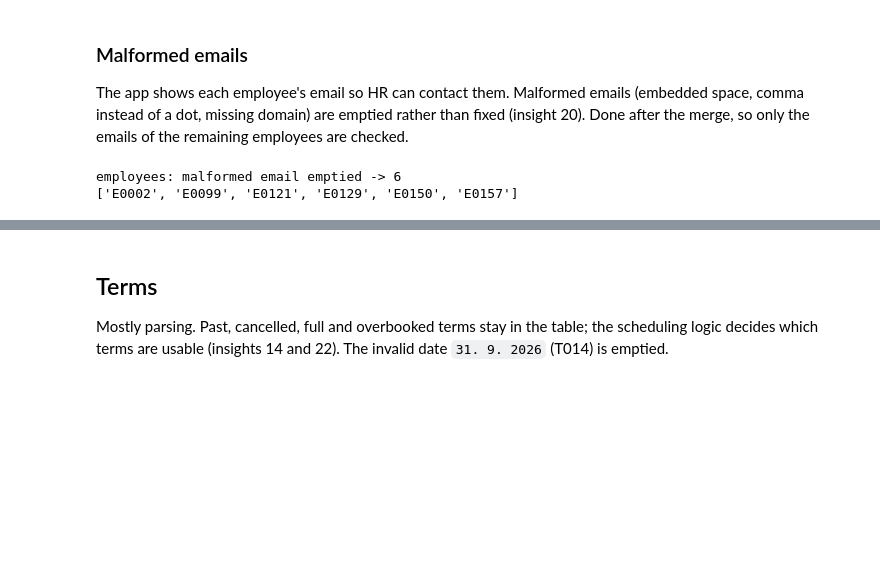
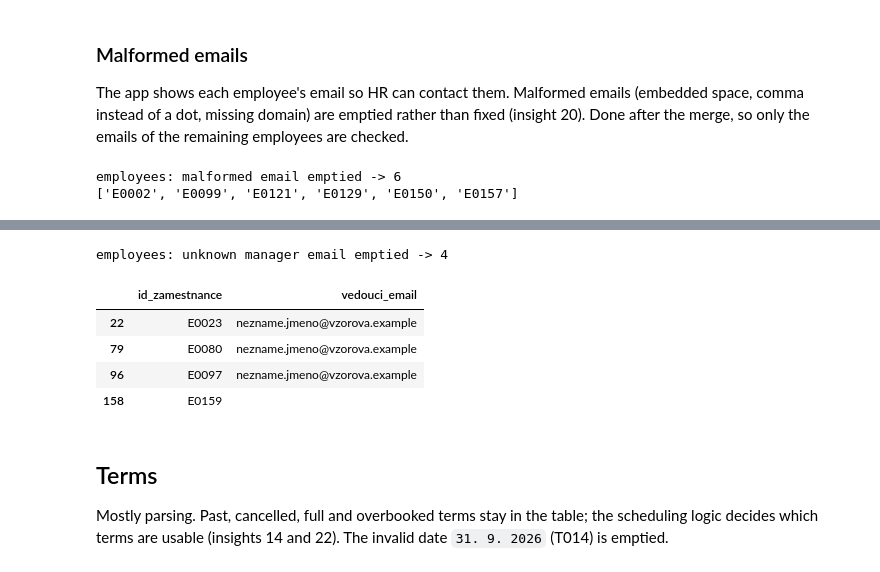
Before and after one commit to Jpoker01/employee-training-tracker, a Jupyter notebook: notebooks/01_cleaning_ntb.ipynb, the cells around one changed output, grey strips where cells are left out. Cells and saved outputs as stored; diff of their text form; code cells hidden in the pictures; blank space fills up the shorter version.

```diff
--- a/notebooks/01_cleaning_ntb.ipynb
+++ b/notebooks/01_cleaning_ntb.ipynb
@@ -593,0 +601,14 @@ employees: malformed email emptied -> 6
+# %%
+has_email = employees_df["email"] != ""
+known_emails = employees_df.loc[has_email, "email"]
+is_known_manager = employees_df["vedouci_email"].isin(known_emails)
+is_unknown_manager = ~is_known_manager
+log_rule(cleaning_log, "employees", "unknown manager email emptied", is_unknown_manager)
+employees_df.loc[is_unknown_manager, ["id_zamestnance", "vedouci_email"]]
+# %% [output]
+employees: unknown manager email emptied -> 4
+|  | id_zamestnance | vedouci_email |
+| 22 | E0023 | nezname.jmeno@vzorova.example |
+| 79 | E0080 | nezname.jmeno@vzorova.example |
+| 96 | E0097 | nezname.jmeno@vzorova.example |
+| 158 | E0159 |  |
```
Also changed, not shown: parts of 7 cells of this notebook, 14 other files.
